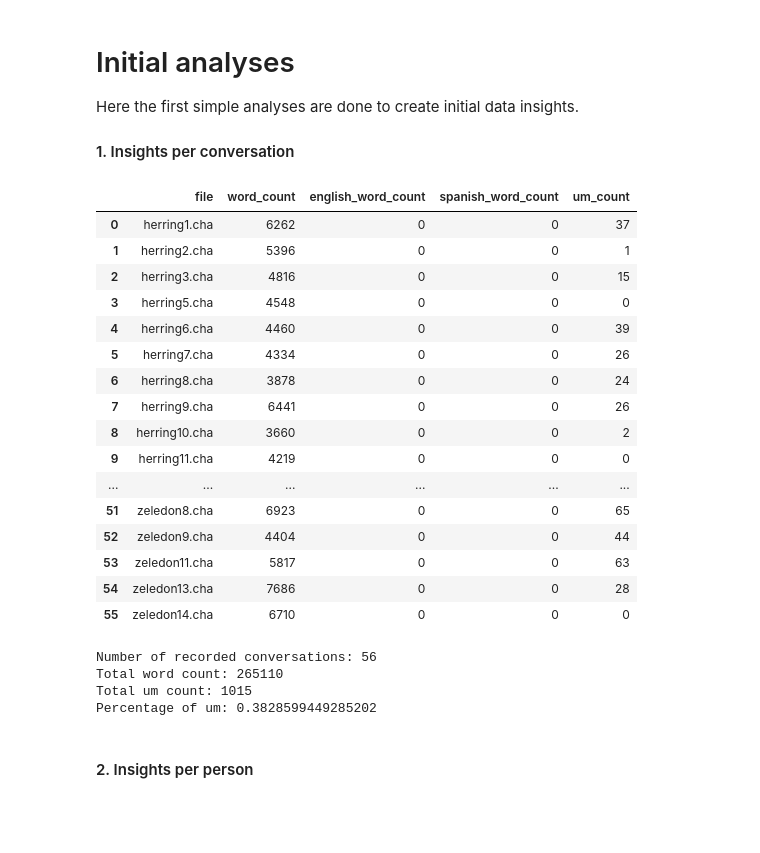
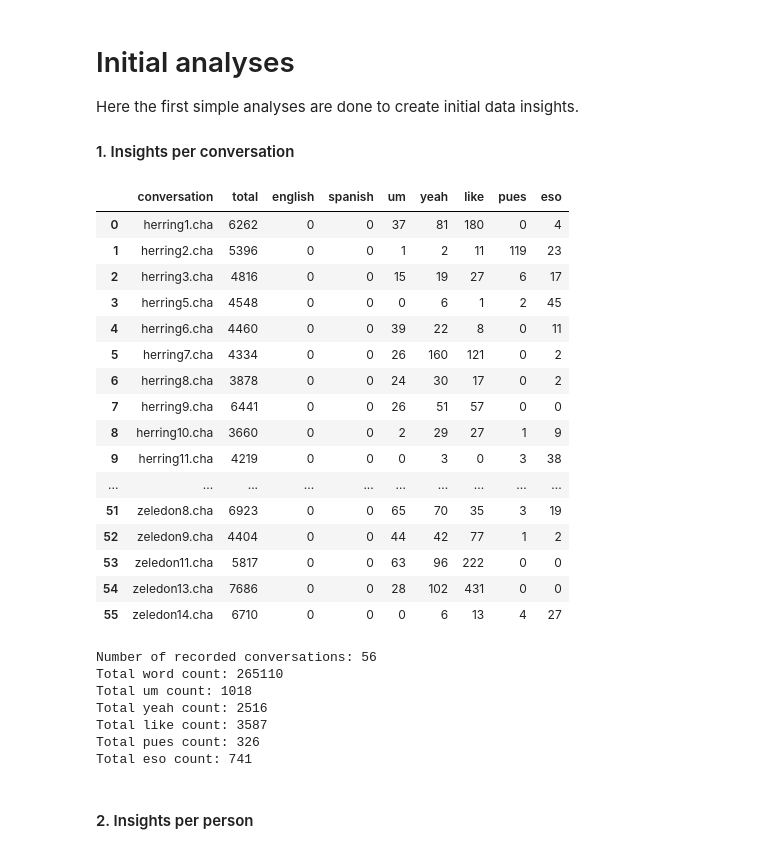
Before and after one commit to loeswerkman/practice, a Jupyter notebook: src/initial_analyses.ipynb, the cells around one changed output. Cells and saved outputs as stored; diff of their text form; code cells hidden in the pictures; blank space fills up the shorter version.

```diff
--- a/src/initial_analyses.ipynb
+++ b/src/initial_analyses.ipynb
@@ -6,42 +6,44 @@ Here the first simple analyses are done to create initial data insights.
 # %%
 import pandas as pd
 
-summaryPerConversation = pd.read_csv('../output/summaryPerConversation.txt', sep="\t", header=None)
-summaryPerConversation.columns = ["file", "word_count", "english_word_count", "spanish_word_count", "um_count"]
+summaryPerConversation = pd.read_csv('../output/summaryPerConversation.txt', sep="\t")
 summaryPerConversation
 # %% [output]
-|  | file | word_count | english_word_count | spanish_word_count | um_count |
-| 0 | herring1.cha | 6262 | 0 | 0 | 37 |
-| 1 | herring2.cha | 5396 | 0 | 0 | 1 |
-| 2 | herring3.cha | 4816 | 0 | 0 | 15 |
-| 3 | herring5.cha | 4548 | 0 | 0 | 0 |
-| 4 | herring6.cha | 4460 | 0 | 0 | 39 |
-| 5 | herring7.cha | 4334 | 0 | 0 | 26 |
-| 6 | herring8.cha | 3878 | 0 | 0 | 24 |
-| 7 | herring9.cha | 6441 | 0 | 0 | 26 |
-| 8 | herring10.cha | 3660 | 0 | 0 | 2 |
-| 9 | herring11.cha | 4219 | 0 | 0 | 0 |
-| ... | ... | ... | ... | ... | ... |
-| 51 | zeledon8.cha | 6923 | 0 | 0 | 65 |
-| 52 | zeledon9.cha | 4404 | 0 | 0 | 44 |
-| 53 | zeledon11.cha | 5817 | 0 | 0 | 63 |
-| 54 | zeledon13.cha | 7686 | 0 | 0 | 28 |
-| 55 | zeledon14.cha | 6710 | 0 | 0 | 0 |
+|  | conversation | total | english | spanish | um | yeah | like | pues | eso |
+| 0 | herring1.cha | 6262 | 0 | 0 | 37 | 81 | 180 | 0 | 4 |
+| 1 | herring2.cha | 5396 | 0 | 0 | 1 | 2 | 11 | 119 | 23 |
+| 2 | herring3.cha | 4816 | 0 | 0 | 15 | 19 | 27 | 6 | 17 |
+| 3 | herring5.cha | 4548 | 0 | 0 | 0 | 6 | 1 | 2 | 45 |
+| 4 | herring6.cha | 4460 | 0 | 0 | 39 | 22 | 8 | 0 | 11 |
+| 5 | herring7.cha | 4334 | 0 | 0 | 26 | 160 | 121 | 0 | 2 |
+| 6 | herring8.cha | 3878 | 0 | 0 | 24 | 30 | 17 | 0 | 2 |
+| 7 | herring9.cha | 6441 | 0 | 0 | 26 | 51 | 57 | 0 | 0 |
+| 8 | herring10.cha | 3660 | 0 | 0 | 2 | 29 | 27 | 1 | 9 |
+| 9 | herring11.cha | 4219 | 0 | 0 | 0 | 3 | 0 | 3 | 38 |
+| ... | ... | ... | ... | ... | ... | ... | ... | ... | ... |
+| 51 | zeledon8.cha | 6923 | 0 | 0 | 65 | 70 | 35 | 3 | 19 |
+| 52 | zeledon9.cha | 4404 | 0 | 0 | 44 | 42 | 77 | 1 | 2 |
+| 53 | zeledon11.cha | 5817 | 0 | 0 | 63 | 96 | 222 | 0 | 0 |
+| 54 | zeledon13.cha | 7686 | 0 | 0 | 28 | 102 | 431 | 0 | 0 |
+| 55 | zeledon14.cha | 6710 | 0 | 0 | 0 | 6 | 13 | 4 | 27 |
-# %%
-total_word_count = sum(summaryPerConversation.word_count)
-total_um_count = sum(summaryPerConversation.um_count)
-
-print(
-    f'Number of recorded conversations: { len(summaryPerConversation.index) }'
-    f'\nTotal word count: { total_word_count }'
-    f'\nTotal um count: { total_um_count }'
-    f'\nPercentage of um: { ( total_um_count / total_word_count ) * 100 }'
-)
-# %% [output]
-Number of recorded conversations: 56
-Total word count: 265110
-Total um count: 1015
-Percentage of um: 0.3828599449285202
+# %%
+print(
+    f'Number of recorded conversations: {len(summaryPerConversation.index)}'
+    f'\nTotal word count: {sum(summaryPerConversation.total)}'
+    f'\nTotal um count: {sum(summaryPerConversation.um)}'
+    f'\nTotal yeah count: {sum(summaryPerConversation.yeah)}'
+    f'\nTotal like count: {sum(summaryPerConversation.like)}'
+    f'\nTotal pues count: {sum(summaryPerConversation.pues)}'
+    f'\nTotal eso count: {sum(summaryPerConversation.eso)}'
+)
+# %% [output]
+Number of recorded conversations: 56
+Total word count: 265110
+Total um count: 1018
+Total yeah count: 2516
+Total like count: 3587
+Total pues count: 326
+Total eso count: 741
 # %% [markdown]
 ##
 #### 2. Insights per person
```
Also changed, not shown: parts of 4 cells of this notebook, 3 other files.
